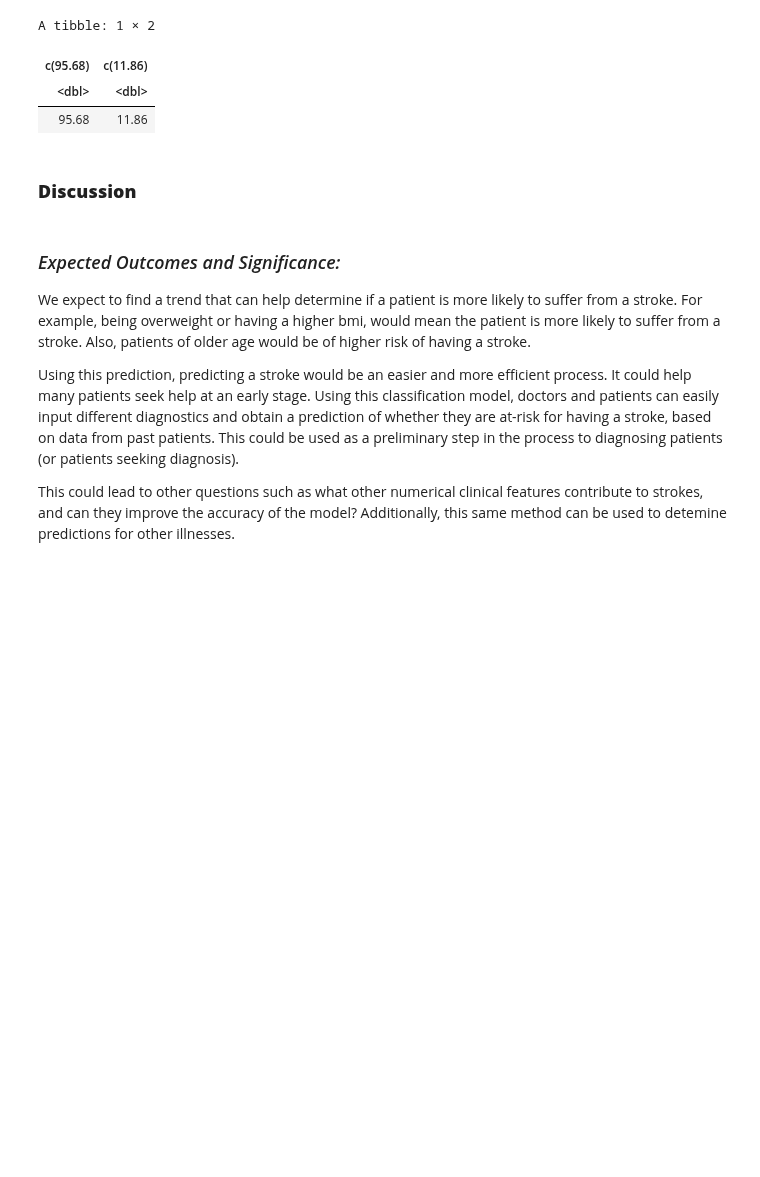
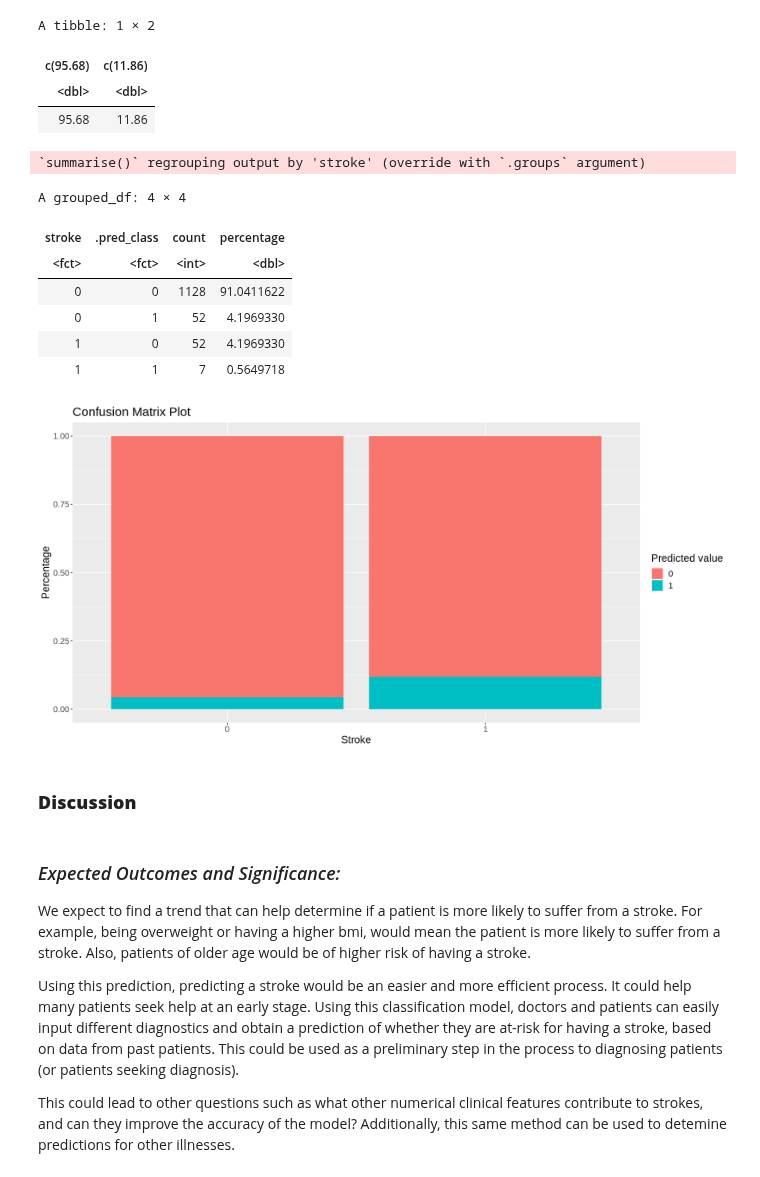
Before and after one commit to romansinkus/stroke-classification, a Jupyter notebook: Stroke_prediction.ipynb, the cells around one changed output. Cells and saved outputs as stored; diff of their text form; code cells hidden in the pictures; blank space fills up the shorter version.

Commit message:
added confusion matrix plot

```diff
--- a/Stroke_prediction.ipynb
+++ b/Stroke_prediction.ipynb
@@ -402,6 +407,34 @@ A tibble: 1 × 2
 | c(95.68) | c(11.86) |
 | <dbl> | <dbl> |
 | 95.68 | 11.86 |
+# %%
+table <- stroke_predictions %>%
+    select(.pred_class, stroke)
+number_of_rows <- nrow(table)
+
+count_table <- table %>%
+    group_by(stroke, .pred_class) %>%
+    summarize(count = n(),
+    percentage = n() / number_of_rows * 100)
+count_table
+
+classification_plot <- count_table %>%
+    ggplot(aes(x = stroke, y = count, fill = .pred_class)) +
+    geom_bar(stat = "identity", position = "fill") +
+    labs(x = "Stroke", y = "Percentage", fill = "Predicted value") +
+    ggtitle("Confusion Matrix Plot") +
+    theme(text = element_text(size = 15))
+classification_plot
+# %% [output]
+`summarise()` regrouping output by 'stroke' (override with `.groups` argument)
+A grouped_df: 4 × 4
+| stroke | .pred_class | count | percentage |
+| <fct> | <fct> | <int> | <dbl> |
+| 0 | 0 | 1128 | 91.0411622 |
+| 0 | 1 | 52 | 4.1969330 |
+| 1 | 0 | 52 | 4.1969330 |
+| 1 | 1 | 7 | 0.5649718 |
+[figure, added]
 # %% [markdown]
 ### **Discussion**
 # %% [markdown]
```
Also changed, not shown: parts of 6 cells of this notebook.
